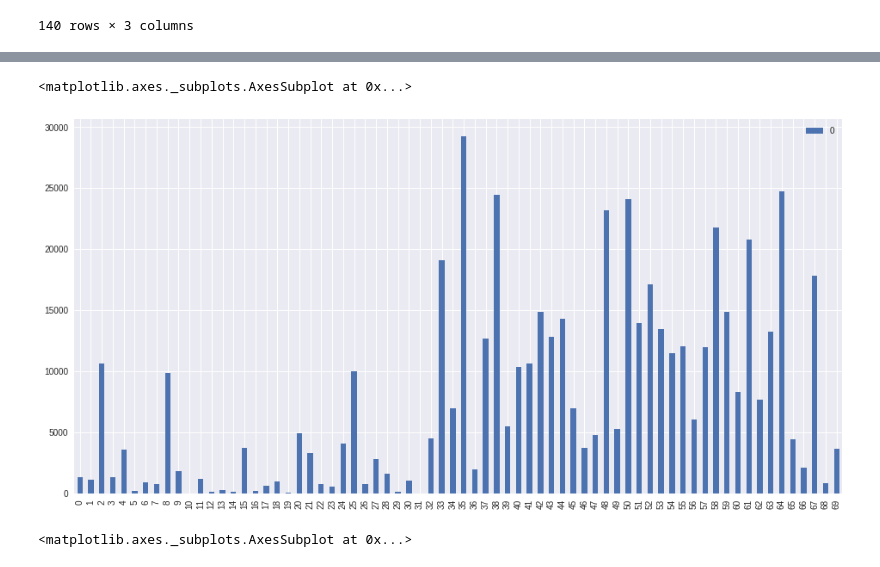
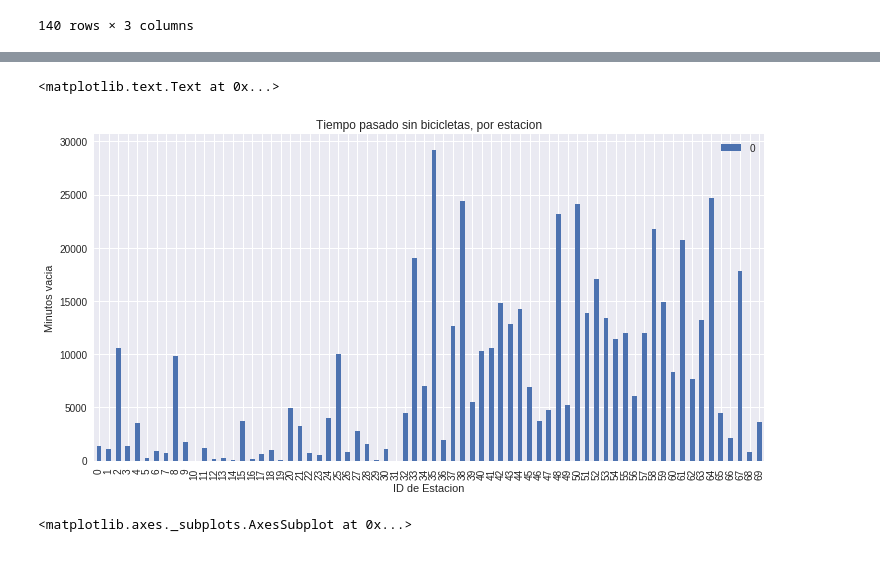
Before and after one commit to pabloernesto/sfBikes, a Jupyter notebook: exploracion.ipynb, the cells around one changed output, grey strips where cells are left out. Cells and saved outputs as stored; diff of their text form; code cells hidden in the pictures.

```diff
--- a/exploracion.ipynb
+++ b/exploracion.ipynb
@@ -163,11 +163,3 @@ aggregate
 | 138 | 84 | False | 727885 |
 | 139 | 84 | True | 3642 |
 140 rows × 3 columns
-# %%
-millonths = []
-groups = aggregate.groupby('station_id')
-trueval = lambda group: int(group[1][group[1].under == True]['count'])
-falseval = lambda group: int(group[1][group[1].under == False]['count'])
-ppm = lambda group: trueval(group)*(10**6) / (trueval(group) + falseval(group))
-for group in groups:
-    millonths.append(ppm(group))
@@ -179,12 +166,15 @@ pd.DataFrame(millonths).plot.bar(figsize=(16,8))
 # %%
 minutes = []
 groups = aggregate.groupby('station_id')
 trueval = lambda group: int(group[1][group[1].under == True]['count'])
 for group in groups:
     minutes.append(trueval(group))
 
-pd.DataFrame(minutes).plot.bar(figsize=(16,8))
+pd.DataFrame(minutes).plot.bar(figsize=(12,6))
+plt.xlabel("ID de Estacion")
+plt.ylabel("Minutos vacia")
+plt.title("Tiempo pasado sin bicicletas, por estacion")
 # %% [output]
-<matplotlib.axes._subplots.AxesSubplot at 0x...>
+<matplotlib.text.Text at 0x...>
-[figure, old version]
+[figure, new version]
 # %%
```
Also changed, not shown: parts of 2 cells of this notebook, 2 other files.
